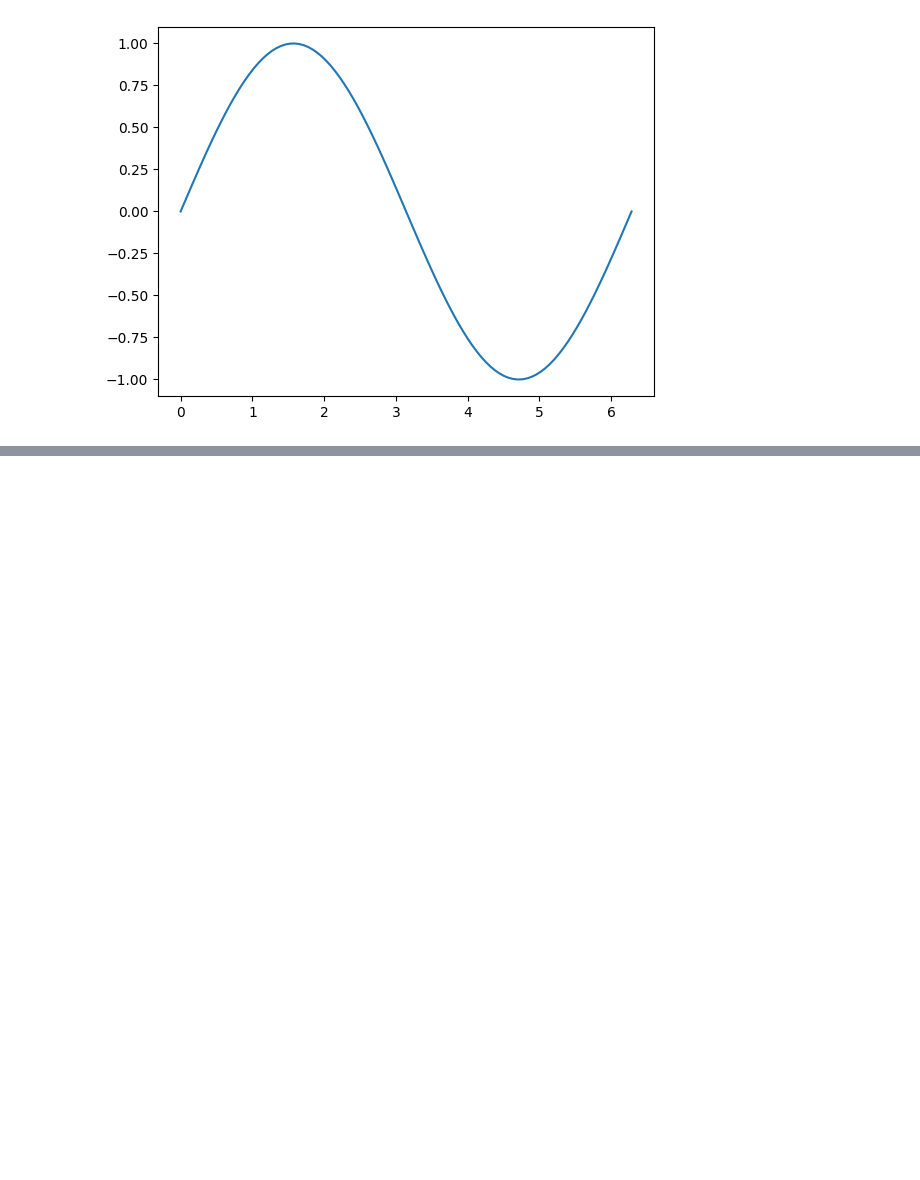
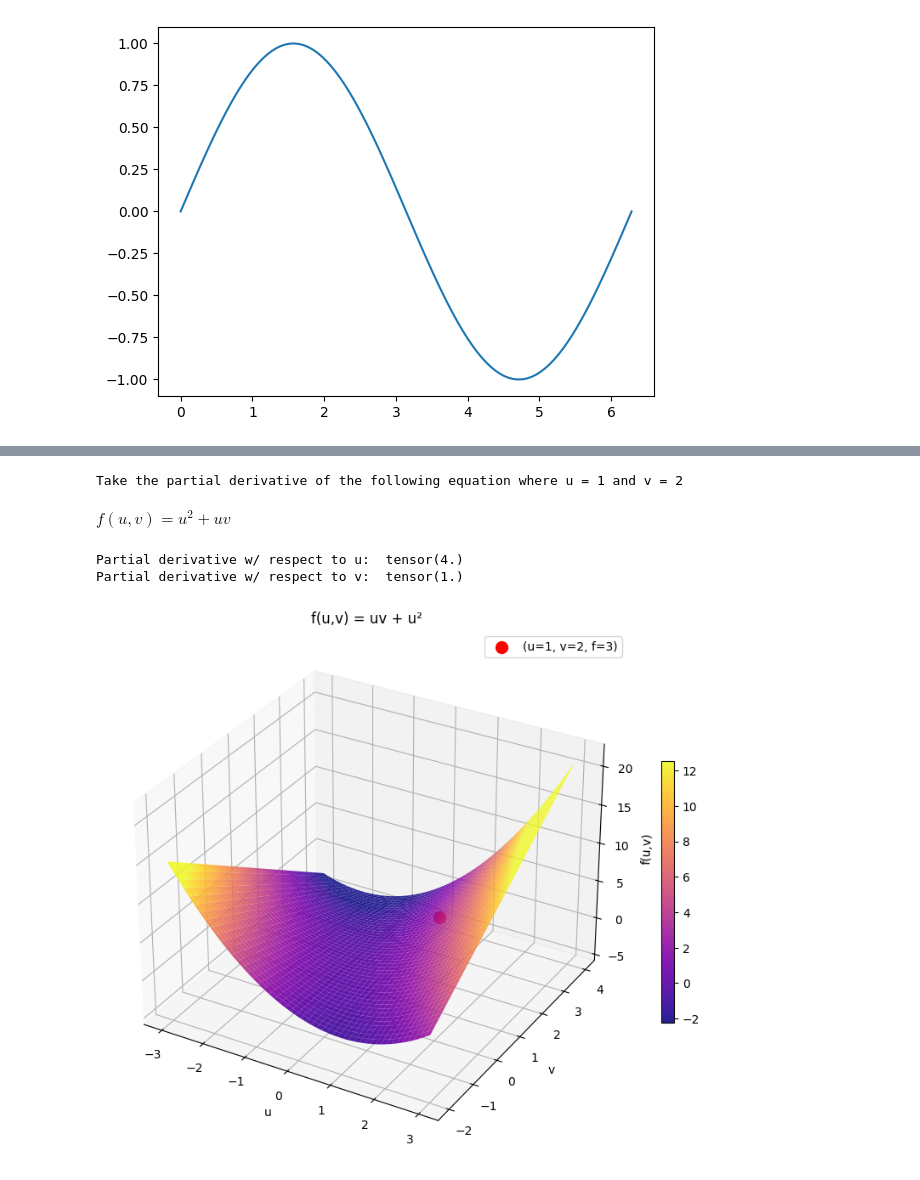
Before and after one commit to chrisryanleggett/AIML_Engineering_Porftolio, a Jupyter notebook: PyTorch/BasicTensorExamples.ipynb, the cells around one changed output, grey strips where cells are left out. Saved outputs shown, nothing was run; the diff lists cells and outputs as text; code cells hidden in the pictures; blank space fills up the shorter version.

Commit message:
Updated tensorflow examples w partial derivatives

```diff
--- a/PyTorch/BasicTensorExamples.ipynb
+++ b/PyTorch/BasicTensorExamples.ipynb
@@ -238,0 +299,63 @@ plt.plot(x.numpy(),y.numpy()) #first argument converts tensor to np array
+# %%
+print("Take the partial derivative of the following equation where u = 1 and v = 2")
+u, v = symbols('u v')
+f = Function('f')
+eq = Eq(f(u, v), v*u + u**2)
+display(eq)
+# %% [output]
+Take the partial derivative of the following equation where u = 1 and v = 2
+$\displaystyle f{\left(u,v \right)} = u^{2} + u v$
+# %%
+import numpy as np
+import matplotlib.pyplot as plt
+from mpl_toolkits.mplot3d import Axes3D
+
+# SOLVE THE SYSTEM
+#Create the tensors u and v at u=1 and v =2
+u = torch.tensor(1.0,requires_grad=True)
+v = torch.tensor(2.0,requires_grad=True)
+
+#Create the equation for the function
+f= u * v + u **2
+f.backward() # Compute gradients (e.g. partial derivatives) of f with respect to u and v
+
+#calculate the derivatives with respect to u and v
+print("Partial derivative w/ respect to u: ", u.grad)
+print("Partial derivative w/ respect to v: ", v.grad)
+
+#PLOT THE SYSTEM
+# df/du - accounted for in steepness when moving in the u direction
+# df/dv = accounted for in the steepness when moving in the v direction
+# color = solution at the intersection w/ mesh at respective` values of u and v
+
+# Create mesh grid
+u_grid = np.linspace(-3, 3, 50)
+v_grid = np.linspace(-2, 4, 50)
+U, V = np.meshgrid(u_grid, v_grid)
+
+# Calculate function values
+F = U * V + U**2
+
+# Create 3D surface plot
+fig = plt.figure(figsize=(10, 8))
+ax = fig.add_subplot(111, projection='3d')
+
+# Plot surface with more sensitive color gradient
+surf = ax.plot_surface(U, V, F, cmap='plasma', alpha=0.9,
+                     vmin=np.percentile(F, 5), vmax=np.percentile(F, 95))
+
+# Mark the point (u=1, v=2)
+ax.scatter([1], [2], [3], color='red', s=100, label='(u=1, v=2, f=3)')
+
+# Labels and title
+ax.set_xlabel('u')
+ax.set_ylabel('v')
+ax.set_zlabel('f(u,v)')
+ax.set_title('f(u,v) = uv + u²')
+plt.colorbar(surf, shrink=0.5)
+ax.legend()
+plt.show()
+# %% [output]
+Partial derivative w/ respect to u:  tensor(4.)
+Partial derivative w/ respect to v:  tensor(1.)
+[figure, added]
```
Also changed, not shown: parts of 9 cells of this notebook.
